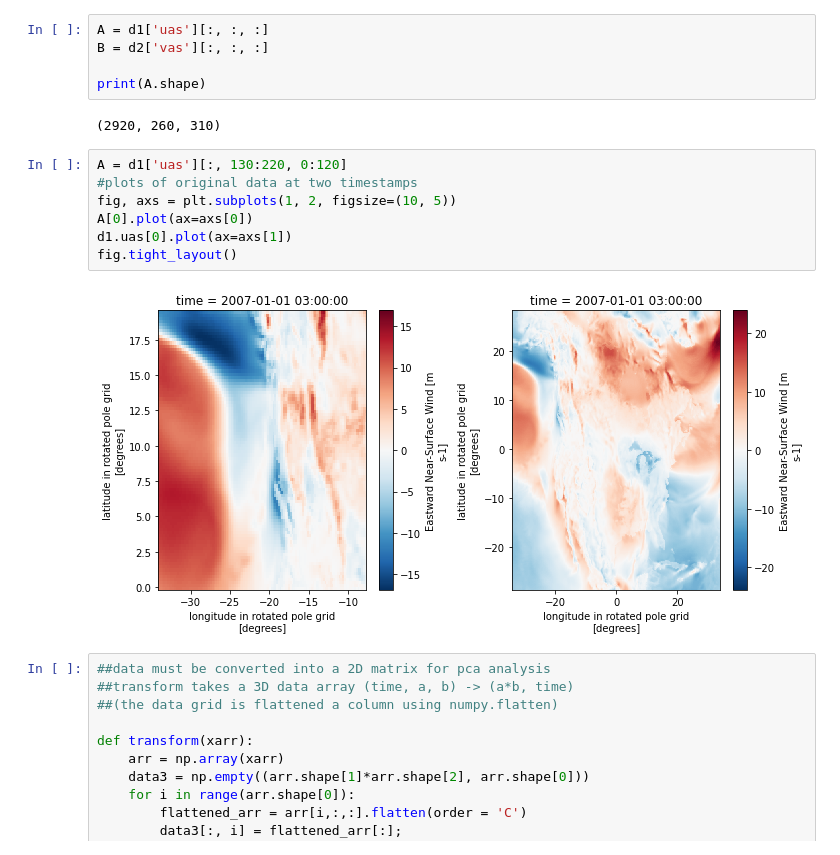
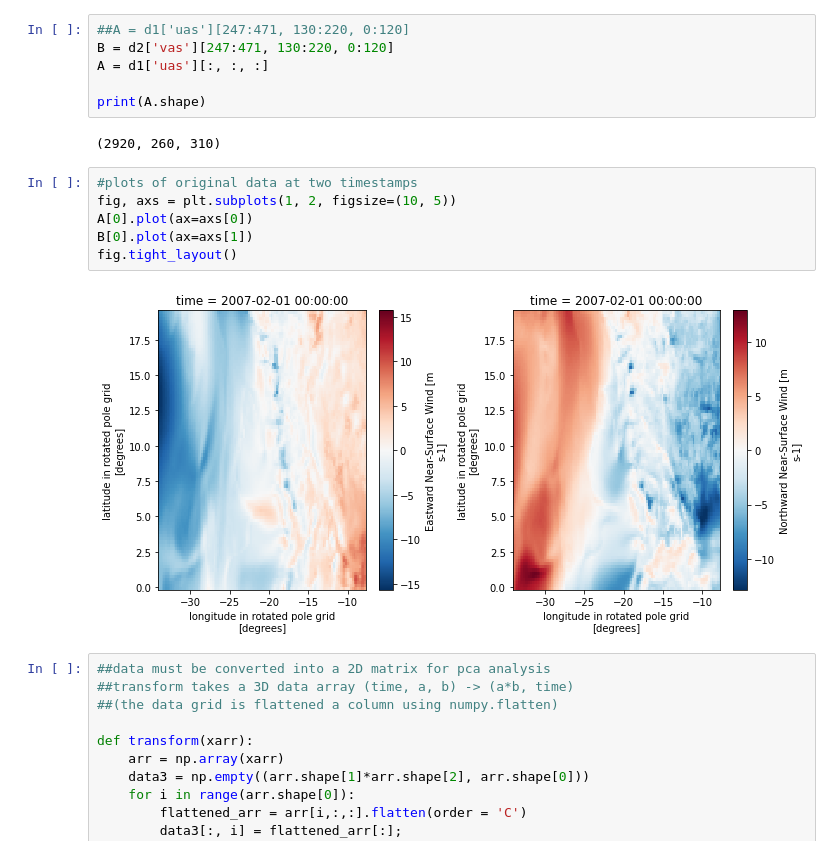
Before and after one commit to UBC-MOAD/analysis-armaan, a Jupyter notebook: notebooks/windPCA2.ipynb, the cells around one changed output. Drawn from its saved outputs; the diff is of its cells as text.

```diff
--- a/notebooks/windPCA2.ipynb
+++ b/notebooks/windPCA2.ipynb
@@ -19,19 +35,19 @@ d2 = xr.open_dataset(p2)
 # %%
+##A = d1['uas'][247:471, 130:220, 0:120]
+B = d2['vas'][247:471, 130:220, 0:120]
 A = d1['uas'][:, :, :]
-B = d2['vas'][:, :, :]
 
 print(A.shape)
 # %% [output]
 (2920, 260, 310)
 # %%
-A = d1['uas'][:, 130:220, 0:120]
 #plots of original data at two timestamps
 fig, axs = plt.subplots(1, 2, figsize=(10, 5))
 A[0].plot(ax=axs[0])
-d1.uas[0].plot(ax=axs[1])
+B[0].plot(ax=axs[1])
 fig.tight_layout()
 # %% [output]
-[figure, old version]
+[figure, new version]
 # %%
 ##data must be converted into a 2D matrix for pca analysis
 ##transform takes a 3D data array (time, a, b) -> (a*b, time)
```
Also changed, not shown: parts of 5 cells of this notebook.
